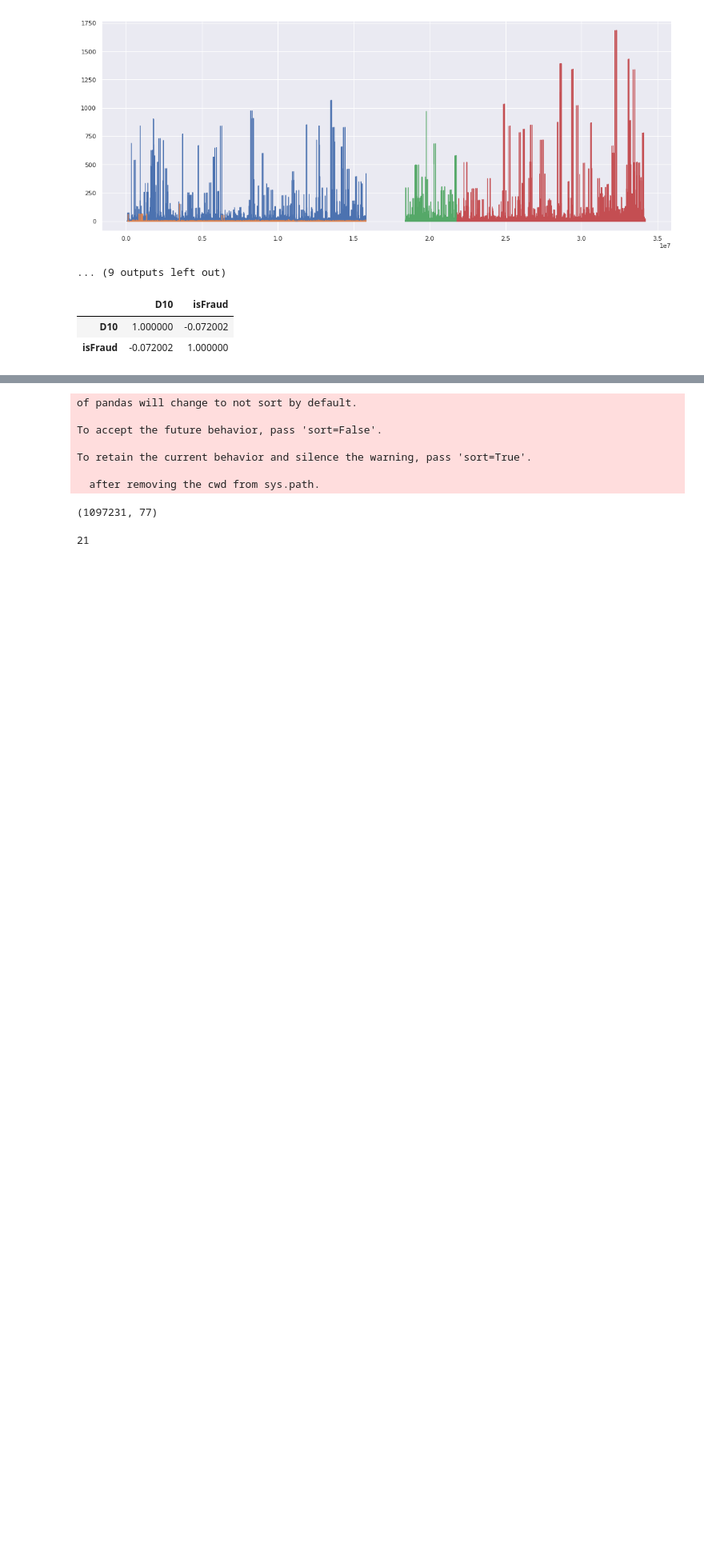
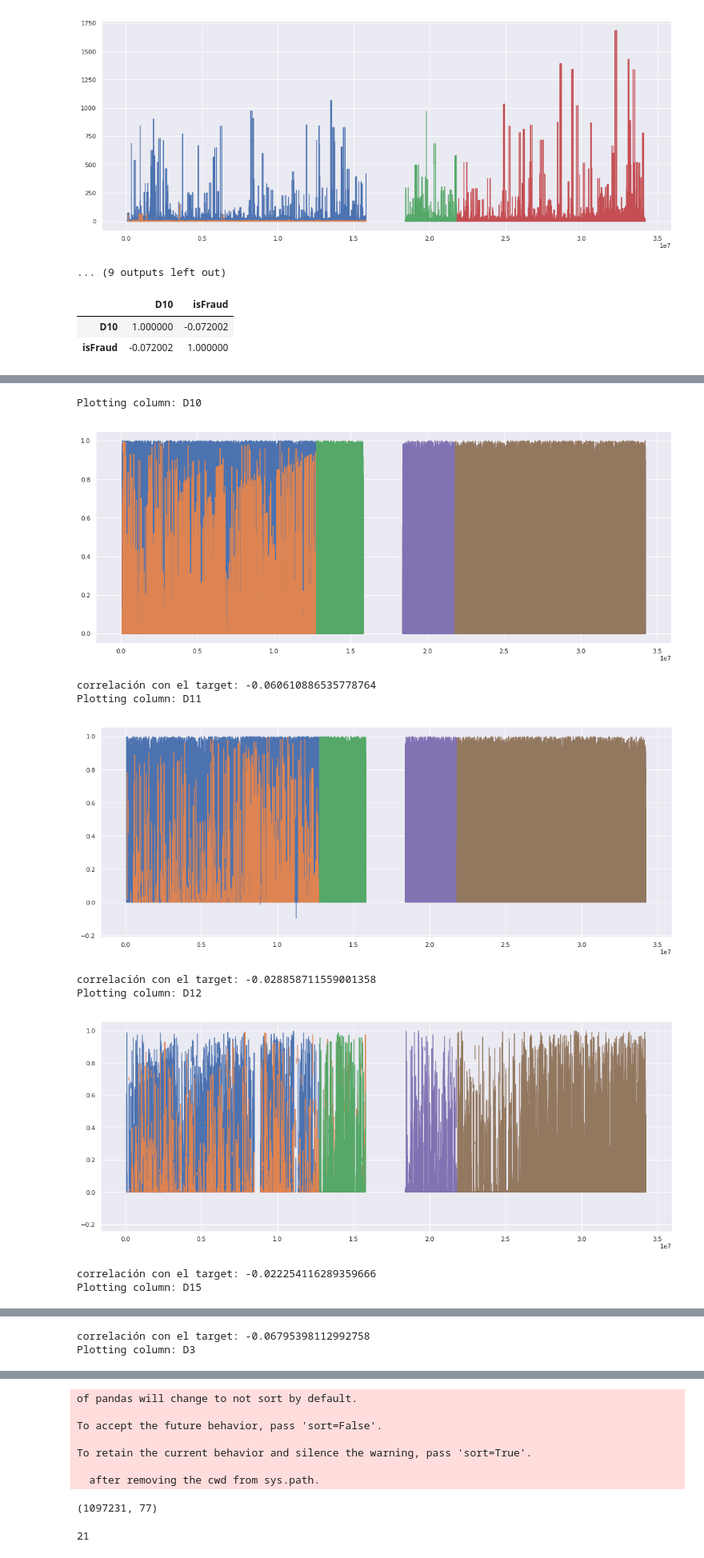
Before and after one commit to rodgomrod/kaggle_ieee_fraud, a Jupyter notebook: exploring_features_2nd_round.ipynb, the cells around one changed output, grey strips where cells are left out. Shown at 80% size. Saved outputs shown, nothing was run; the diff lists cells and outputs as text; code cells hidden in the pictures; blank space fills up the shorter version.

```diff
--- a/exploring_features_2nd_round.ipynb
+++ b/exploring_features_2nd_round.ipynb
@@ -559,0 +585,22 @@ train[['D10', 'isFraud']].corr()
+# %%
+for c in slope_ft:
+    print('Plotting column: {}'.format(c))
+    train['new'] = train[c] * train.groupby(['addr1','addr2', 'card1']).transform('std')[c]
+    test['new'] = test[c] * test.groupby(['addr1','addr2', 'card1']).transform('std')[c]
+    train['new'] = train['new'].replace(np.inf, np.nan)
+    test['new'] = test['new'].replace(np.inf, np.nan)
+    max_new=max(train['new'].max(), test['new'].max())
+    train['new'] = train['new']/max_new
+    test['new'] = test['new']/max_new
+    plot_new()
+# %% [output]
+Plotting column: D10
+[figure, added]
+correlación con el target: -0.060610886535778764
+Plotting column: D11
+[figure, added]
+correlación con el target: -0.028858711559001358
+Plotting column: D12
+[figure, added]
+correlación con el target: -0.022254116289359666
+Plotting column: D15
@@ -559,0 +608,2 @@ train[['D10', 'isFraud']].corr()
+correlación con el target: -0.06795398112992758
+Plotting column: D3
```
Also changed, not shown: parts of 7 cells of this notebook.
